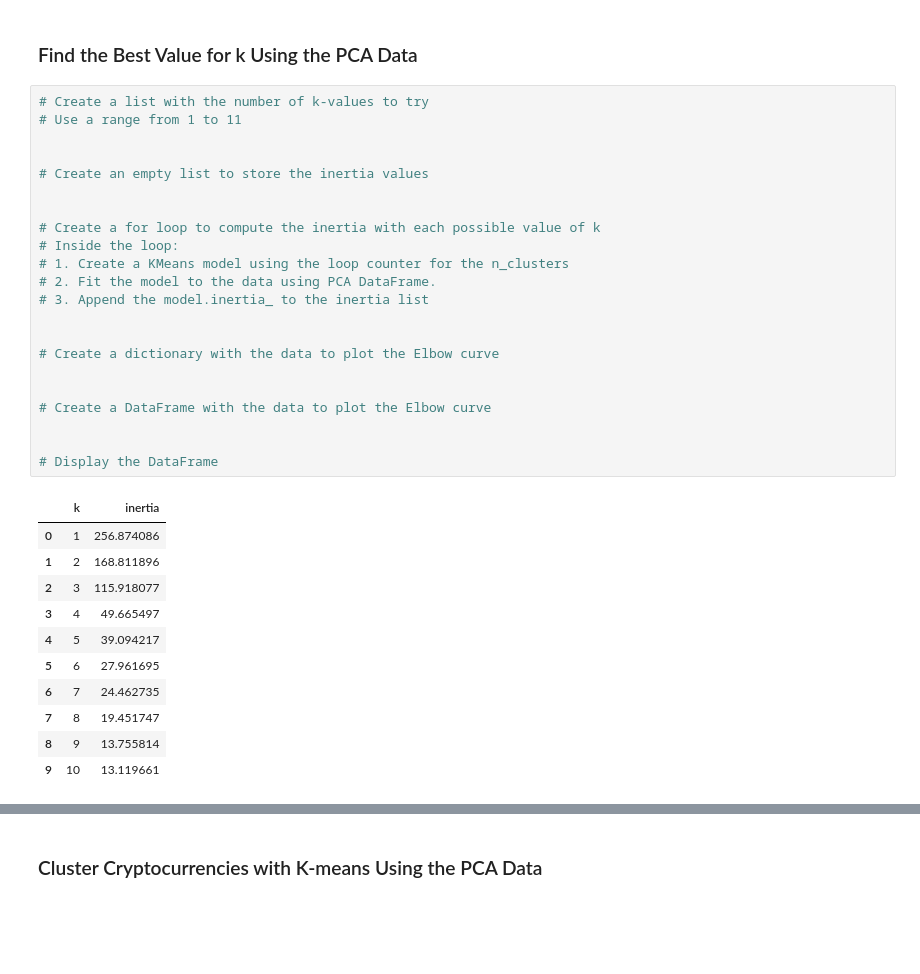
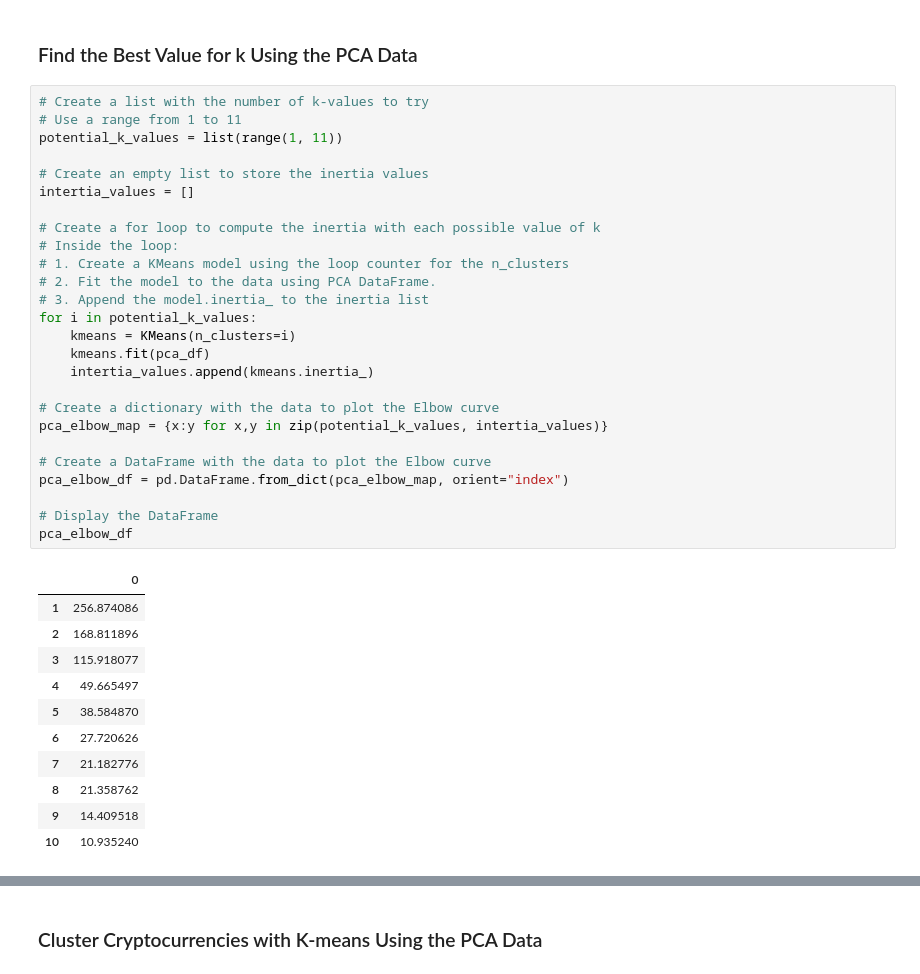
Before and after one commit to YuJames/CryptoClustering, a Jupyter notebook: Crypto_Clustering.ipynb, the cells around one changed output, grey strips where cells are left out. Cells and saved outputs as stored; diff of their text form; blank space fills up the shorter version.

Commit message:
Find the Best Value for k Using the PCA Data

```diff
--- a/Crypto_Clustering.ipynb
+++ b/Crypto_Clustering.ipynb
@@ -260,37 +260,41 @@ pca_df
 # %%
 # Create a list with the number of k-values to try
 # Use a range from 1 to 11
-
+potential_k_values = list(range(1, 11))
 
 # Create an empty list to store the inertia values
-
+intertia_values = []
 
 # Create a for loop to compute the inertia with each possible value of k
 # Inside the loop:
 # 1. Create a KMeans model using the loop counter for the n_clusters
 # 2. Fit the model to the data using PCA DataFrame.
 # 3. Append the model.inertia_ to the inertia list
-
+for i in potential_k_values:
+    kmeans = KMeans(n_clusters=i)
+    kmeans.fit(pca_df)
+    intertia_values.append(kmeans.inertia_)
 
 # Create a dictionary with the data to plot the Elbow curve
-
+pca_elbow_map = {x:y for x,y in zip(potential_k_values, intertia_values)}
 
 # Create a DataFrame with the data to plot the Elbow curve
-
+pca_elbow_df = pd.DataFrame.from_dict(pca_elbow_map, orient="index")
 
 # Display the DataFrame
+pca_elbow_df
 # %% [output]
-|  | k | inertia |
-| 0 | 1 | 256.874086 |
-| 1 | 2 | 168.811896 |
-| 2 | 3 | 115.918077 |
-| 3 | 4 | 49.665497 |
-| 4 | 5 | 39.094217 |
-| 5 | 6 | 27.961695 |
-| 6 | 7 | 24.462735 |
-| 7 | 8 | 19.451747 |
-| 8 | 9 | 13.755814 |
-| 9 | 10 | 13.119661 |
+|  | 0 |
+| 1 | 256.874086 |
+| 2 | 168.811896 |
+| 3 | 115.918077 |
+| 4 | 49.665497 |
+| 5 | 38.584870 |
+| 6 | 27.720626 |
+| 7 | 21.182776 |
+| 8 | 21.358762 |
+| 9 | 14.409518 |
+| 10 | 10.935240 |
 # %%
 # Plot a line chart with all the inertia values computed with
 # the different values of k to visually identify the optimal value for k.
```
Also changed, not shown: parts of 2 cells of this notebook.
